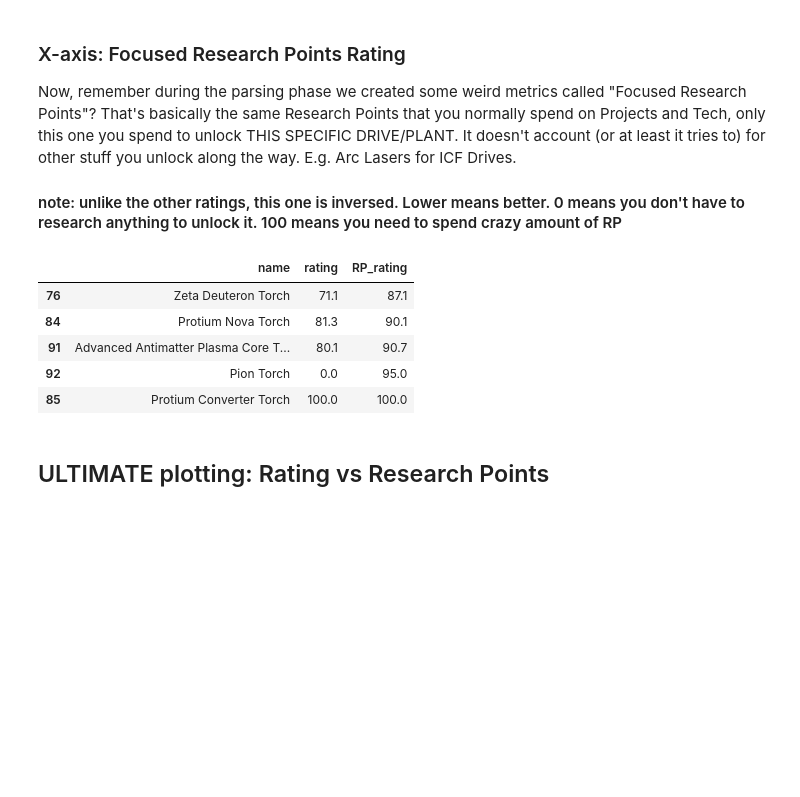
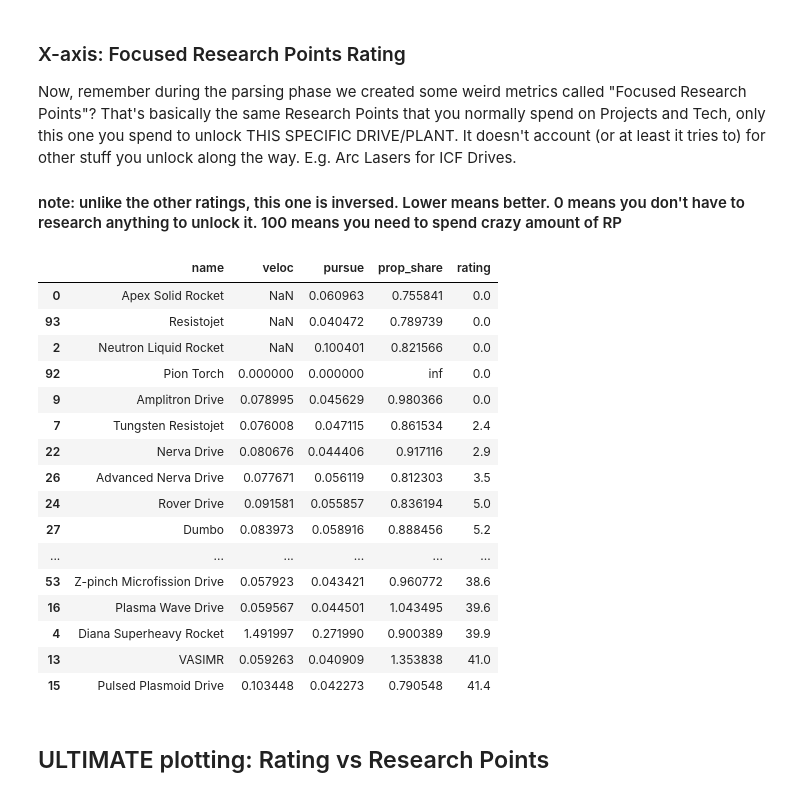
Before and after one commit to tkachev-asc/TI_drives, a Jupyter notebook: drives.ipynb, the cells around one changed output. Saved outputs shown, nothing was run; the diff lists cells and outputs as text; code cells hidden in the pictures; blank space fills up the shorter version.

```diff
--- a/drives.ipynb
+++ b/drives.ipynb
@@ -1345,15 +1378,26 @@ Now, remember during the parsing phase we created some weird metrics called "Foc
 
 #### note: unlike the other ratings, this one is inversed. Lower means better. 0 means you don't have to research anything to unlock it. 100 means you need to spend crazy amount of RP
 # %%
-drives[['name','rating','RP_rating']].sort_values(by='RP_rating').tail(5)
+drives[['name','veloc','pursue','prop_share','rating']].sort_values(by='rating').head(50)
 # drives
 # %% [output]
-|  | name | rating | RP_rating |
-| 76 | Zeta Deuteron Torch | 71.1 | 87.1 |
-| 84 | Protium Nova Torch | 81.3 | 90.1 |
-| 91 | Advanced Antimatter Plasma Core T... | 80.1 | 90.7 |
-| 92 | Pion Torch | 0.0 | 95.0 |
-| 85 | Protium Converter Torch | 100.0 | 100.0 |
+|  | name | veloc | pursue | prop_share | rating |
+| 0 | Apex Solid Rocket | NaN | 0.060963 | 0.755841 | 0.0 |
+| 93 | Resistojet | NaN | 0.040472 | 0.789739 | 0.0 |
+| 2 | Neutron Liquid Rocket | NaN | 0.100401 | 0.821566 | 0.0 |
+| 92 | Pion Torch | 0.000000 | 0.000000 | inf | 0.0 |
+| 9 | Amplitron Drive | 0.078995 | 0.045629 | 0.980366 | 0.0 |
+| 7 | Tungsten Resistojet | 0.076008 | 0.047115 | 0.861534 | 2.4 |
+| 22 | Nerva Drive | 0.080676 | 0.044406 | 0.917116 | 2.9 |
+| 26 | Advanced Nerva Drive | 0.077671 | 0.056119 | 0.812303 | 3.5 |
+| 24 | Rover Drive | 0.091581 | 0.055857 | 0.836194 | 5.0 |
+| 27 | Dumbo | 0.083973 | 0.058916 | 0.888456 | 5.2 |
+| ... | ... | ... | ... | ... | ... |
+| 53 | Z-pinch Microfission Drive | 0.057923 | 0.043421 | 0.960772 | 38.6 |
+| 16 | Plasma Wave Drive | 0.059567 | 0.044501 | 1.043495 | 39.6 |
+| 4 | Diana Superheavy Rocket | 1.491997 | 0.271990 | 0.900389 | 39.9 |
+| 13 | VASIMR | 0.059263 | 0.040909 | 1.353838 | 41.0 |
+| 15 | Pulsed Plasmoid Drive | 0.103448 | 0.042273 | 0.790548 | 41.4 |
 # %% [markdown]
 ## ULTIMATE plotting: Rating vs Research Points
 # %%
```
Also changed, not shown: parts of 8 cells of this notebook.
